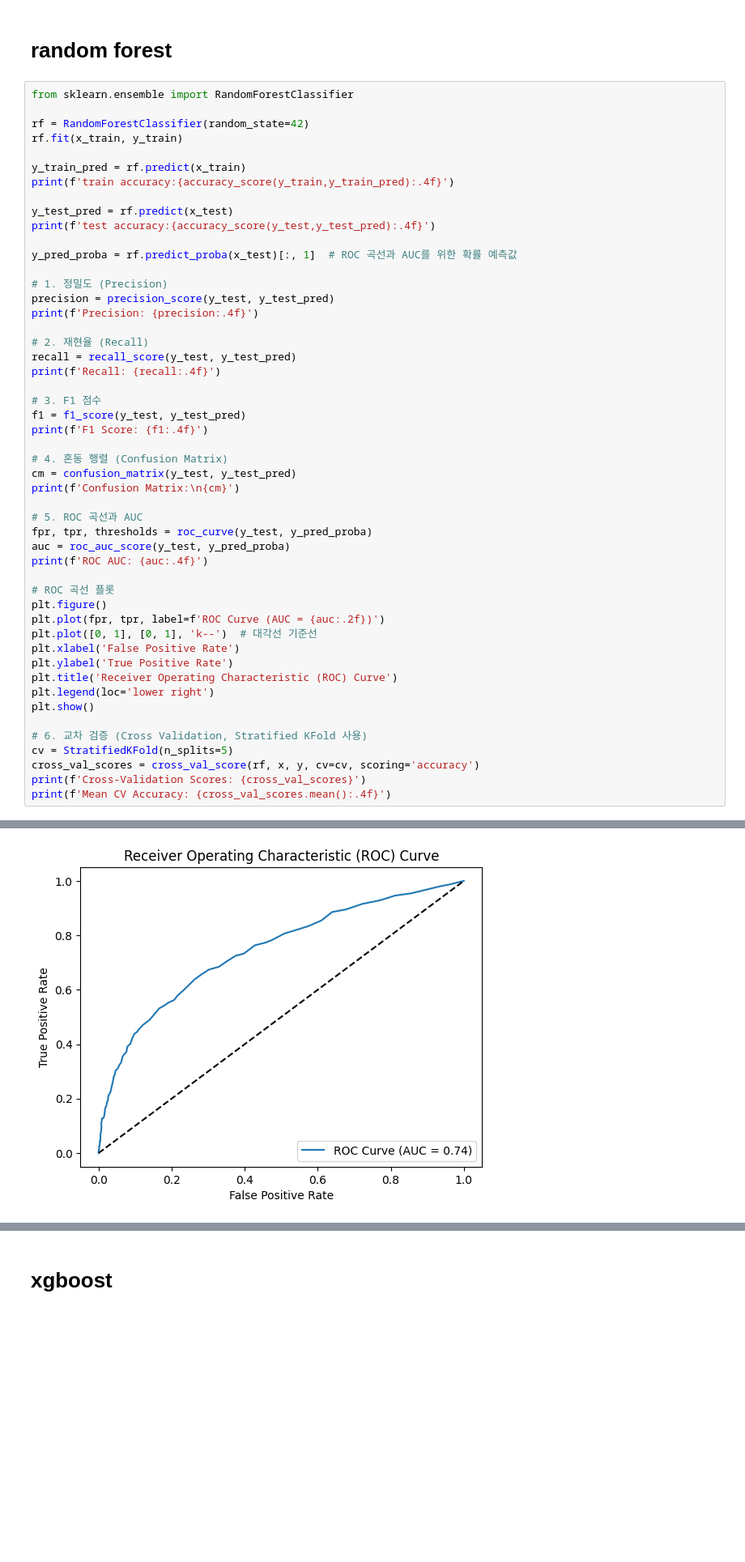
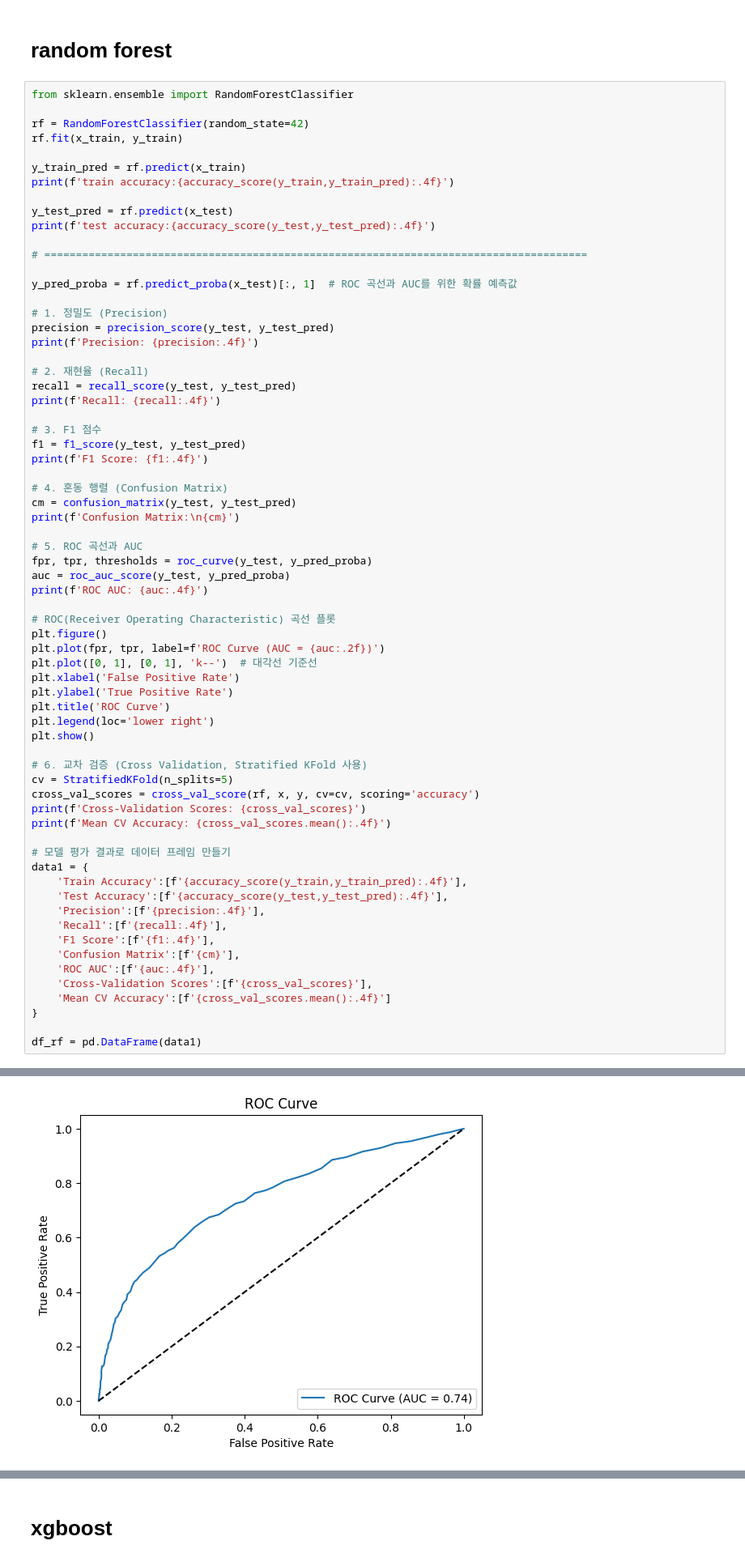
Before and after one commit to coconutkim/project_churn, a Jupyter notebook: real8.ipynb, the cells around one changed output, grey strips where cells are left out. Shown at 81% size. Saved outputs shown, nothing was run; the diff lists cells and outputs as text; blank space fills up the shorter version.

```diff
--- a/real8.ipynb
+++ b/real8.ipynb
@@ -107,6 +107,8 @@ print(f'train accuracy:{accuracy_score(y_train,y_train_pred):.4f}')
 
 y_test_pred = rf.predict(x_test)
 print(f'test accuracy:{accuracy_score(y_test,y_test_pred):.4f}')
+
+# ======================================================================================
 
 y_pred_proba = rf.predict_proba(x_test)[:, 1]  # ROC 곡선과 AUC를 위한 확률 예측값
 
@@ -127,35 +129,50 @@ cm = confusion_matrix(y_test, y_test_pred)
 print(f'Confusion Matrix:\n{cm}')
 
 # 5. ROC 곡선과 AUC
 fpr, tpr, thresholds = roc_curve(y_test, y_pred_proba)
 auc = roc_auc_score(y_test, y_pred_proba)
 print(f'ROC AUC: {auc:.4f}')
 
-# ROC 곡선 플롯
+# ROC(Receiver Operating Characteristic) 곡선 플롯
 plt.figure()
 plt.plot(fpr, tpr, label=f'ROC Curve (AUC = {auc:.2f})')
 plt.plot([0, 1], [0, 1], 'k--')  # 대각선 기준선
 plt.xlabel('False Positive Rate')
 plt.ylabel('True Positive Rate')
-plt.title('Receiver Operating Characteristic (ROC) Curve')
+plt.title('ROC Curve')
 plt.legend(loc='lower right')
 plt.show()
 
 # 6. 교차 검증 (Cross Validation, Stratified KFold 사용)
 cv = StratifiedKFold(n_splits=5)
 cross_val_scores = cross_val_score(rf, x, y, cv=cv, scoring='accuracy')
 print(f'Cross-Validation Scores: {cross_val_scores}')
 print(f'Mean CV Accuracy: {cross_val_scores.mean():.4f}')
+
+# 모델 평가 결과로 데이터 프레임 만들기
+data1 = {
+    'Train Accuracy':[f'{accuracy_score(y_train,y_train_pred):.4f}'],
+    'Test Accuracy':[f'{accuracy_score(y_test,y_test_pred):.4f}'],
+    'Precision':[f'{precision:.4f}'],
+    'Recall':[f'{recall:.4f}'],
+    'F1 Score':[f'{f1:.4f}'],
+    'Confusion Matrix':[f'{cm}'],
+    'ROC AUC':[f'{auc:.4f}'],
+    'Cross-Validation Scores':[f'{cross_val_scores}'],
+    'Mean CV Accuracy':[f'{cross_val_scores.mean():.4f}']
+}
+
+df_rf = pd.DataFrame(data1)
 # %% [output]
 train accuracy:1.0000
 test accuracy:0.8240
 Precision: 0.6228
 Recall: 0.2646
 F1 Score: 0.3714
 Confusion Matrix:
 [[1544   63]
  [ 289  104]]
 ROC AUC: 0.7449
-[figure, old version]
+[figure, new version]
 Cross-Validation Scores: [0.8235 0.82   0.817  0.8155 0.816 ]
 Mean CV Accuracy: 0.8184
```
Also changed, not shown: parts of 30 cells of this notebook, 1 other file.
